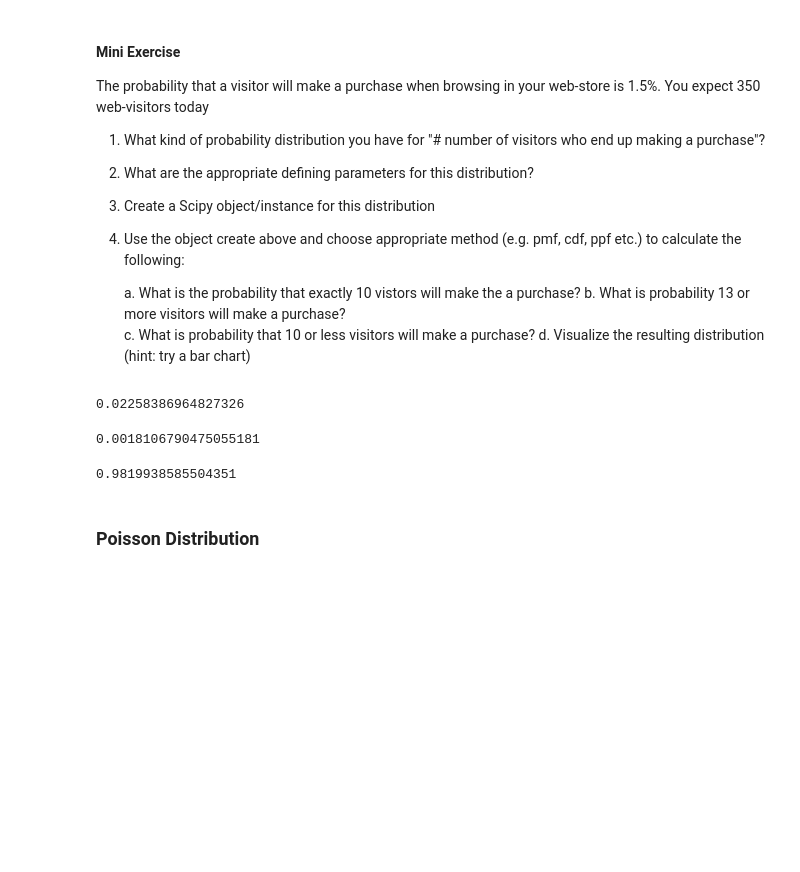
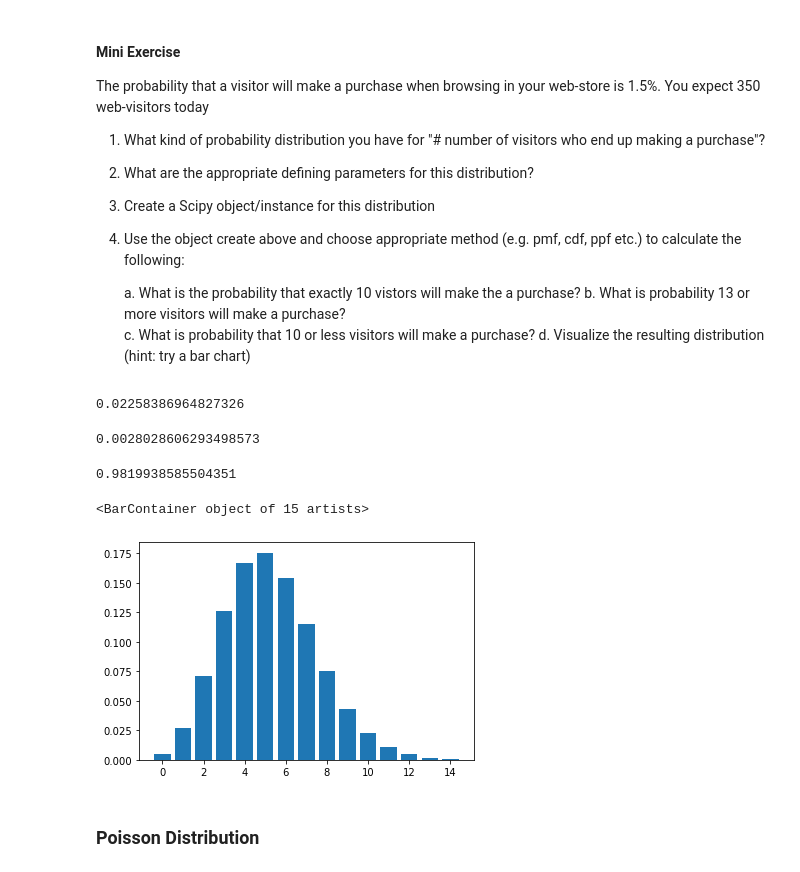
Before and after one commit to Peter-N-Chavez/stats_exercises, a Jupyter notebook: probability_distributions_lesson.ipynb, the cells around one changed output. Drawn from its saved outputs; the diff is of its cells as text; code cells hidden in the pictures; blank space fills up the shorter version.

```diff
--- a/probability_distributions_lesson.ipynb
+++ b/probability_distributions_lesson.ipynb
@@ -343,9 +343,10 @@ purchase.pmf(10)
 # %%
 # What is probability 13 or more visitors will make a purchase?
 
-purchase.pmf(13)
+# The survival function (sf) is EXCLUSIVE, so it is necessary to take the next lowest discrete value, therefore 12.
+purchase.sf(12)
 # %% [output]
-0.0018106790475055181
+0.0028028606293498573
 # %%
 # What is probability that 10 or less visitors will make a purchase?
 
@@ -357,3 +356,13 @@ purchase.cdf(10)
+# %%
+# plot the data
+
+x = np.arange(0,15)
+y = purchase.pmf(x)
+
+plt.bar(x, y)
+# %% [output]
+<BarContainer object of 15 artists>
+[figure, added]
 # %% [markdown]
 ### Poisson Distribution
 # %% [markdown]
```
Also changed, not shown: parts of 5 cells of this notebook, 3 other files.
